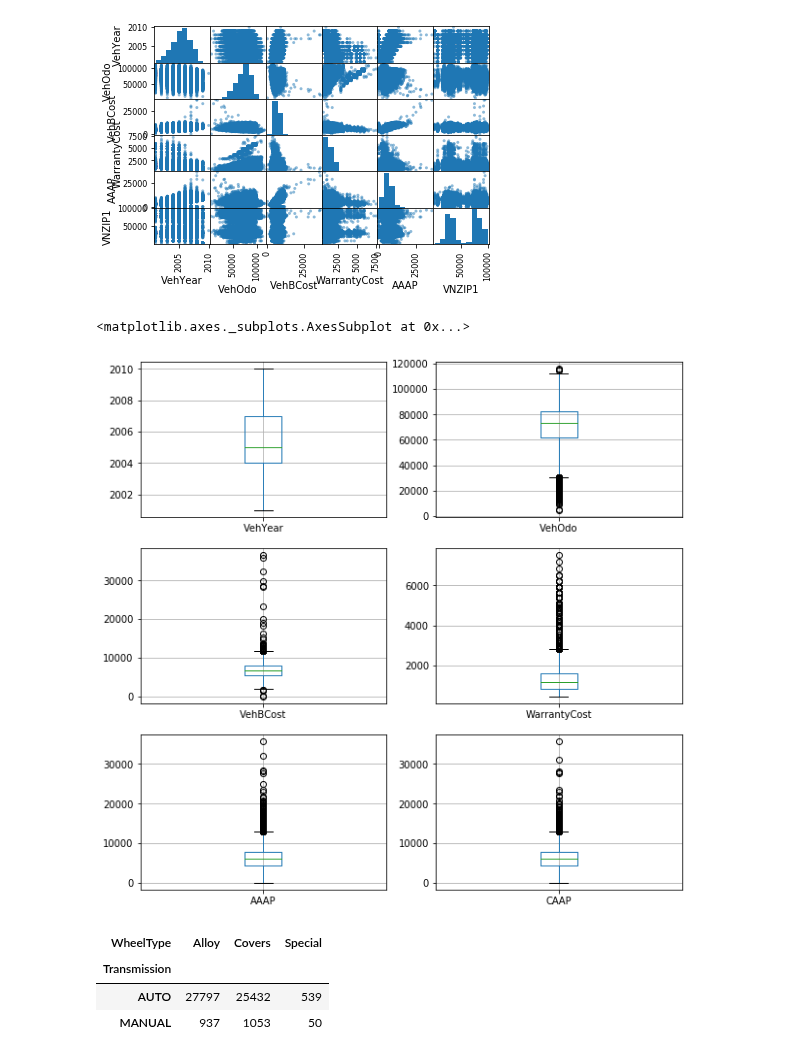
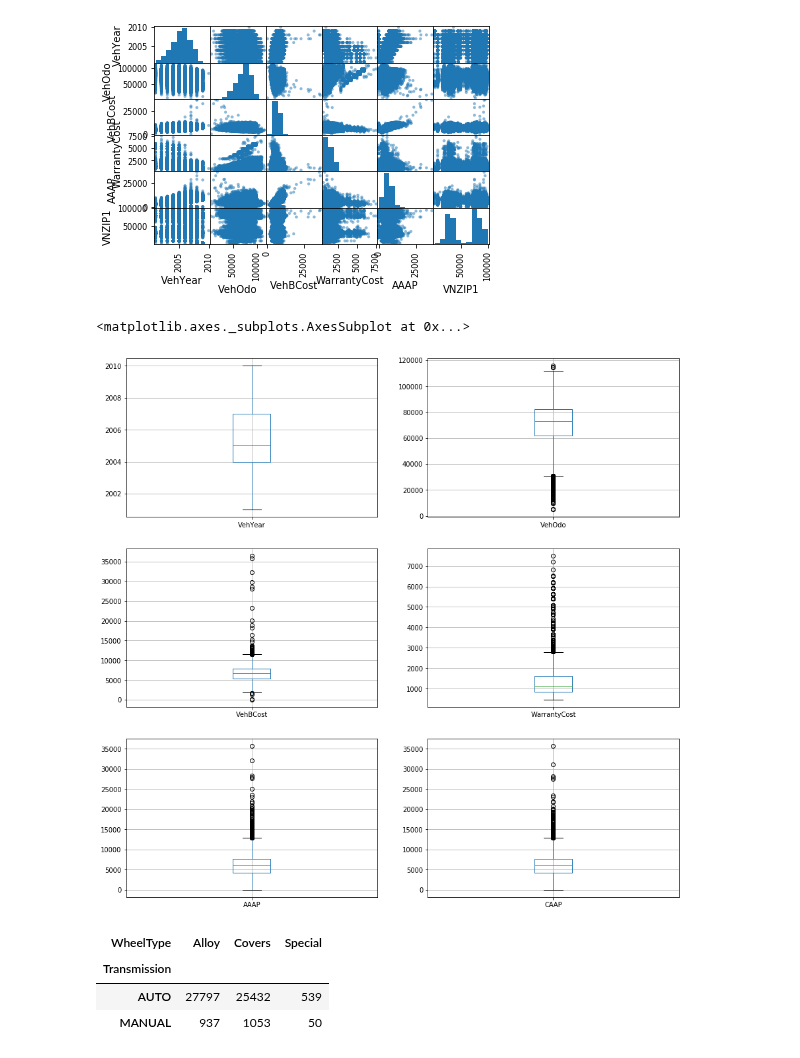
Before and after one commit to andybbruno/DataMining, a Jupyter notebook: DataUnderstanding.ipynb, the cells around one changed output. Saved outputs shown, nothing was run; the diff lists cells and outputs as text; code cells hidden in the pictures.

```diff
--- a/DataUnderstanding.ipynb
+++ b/DataUnderstanding.ipynb
@@ -176,29 +176,29 @@ plt.show()
 # %% [output]
 [figure]
 # %%
-fig = plt.figure(figsize=(10, 10))
+fig = plt.figure(figsize=(15, 15))
 fig_dims = (3, 2)
 
 plt.subplot2grid(fig_dims, (0, 0))
 df.boxplot(column=['VehYear'])
 
 plt.subplot2grid(fig_dims, (0, 1))
 df.boxplot(column=['VehOdo'])
 
 plt.subplot2grid(fig_dims, (1, 0))
 df.boxplot(column=['VehBCost'])
 
 plt.subplot2grid(fig_dims, (1, 1))
 df.boxplot(column=['WarrantyCost'])
 
 plt.subplot2grid(fig_dims, (2, 0))
 df.boxplot(column=['AAAP'])
 
 plt.subplot2grid(fig_dims, (2, 1))
 df.boxplot(column=['CAAP'])
 # %% [output]
 <matplotlib.axes._subplots.AxesSubplot at 0x...>
-[figure, old version]
+[figure, new version]
 # %%
 pclass_xt = pd.crosstab(df['Transmission'], df['WheelType'])
 pclass_xt
```
Also changed, not shown: parts of 4 cells of this notebook.
